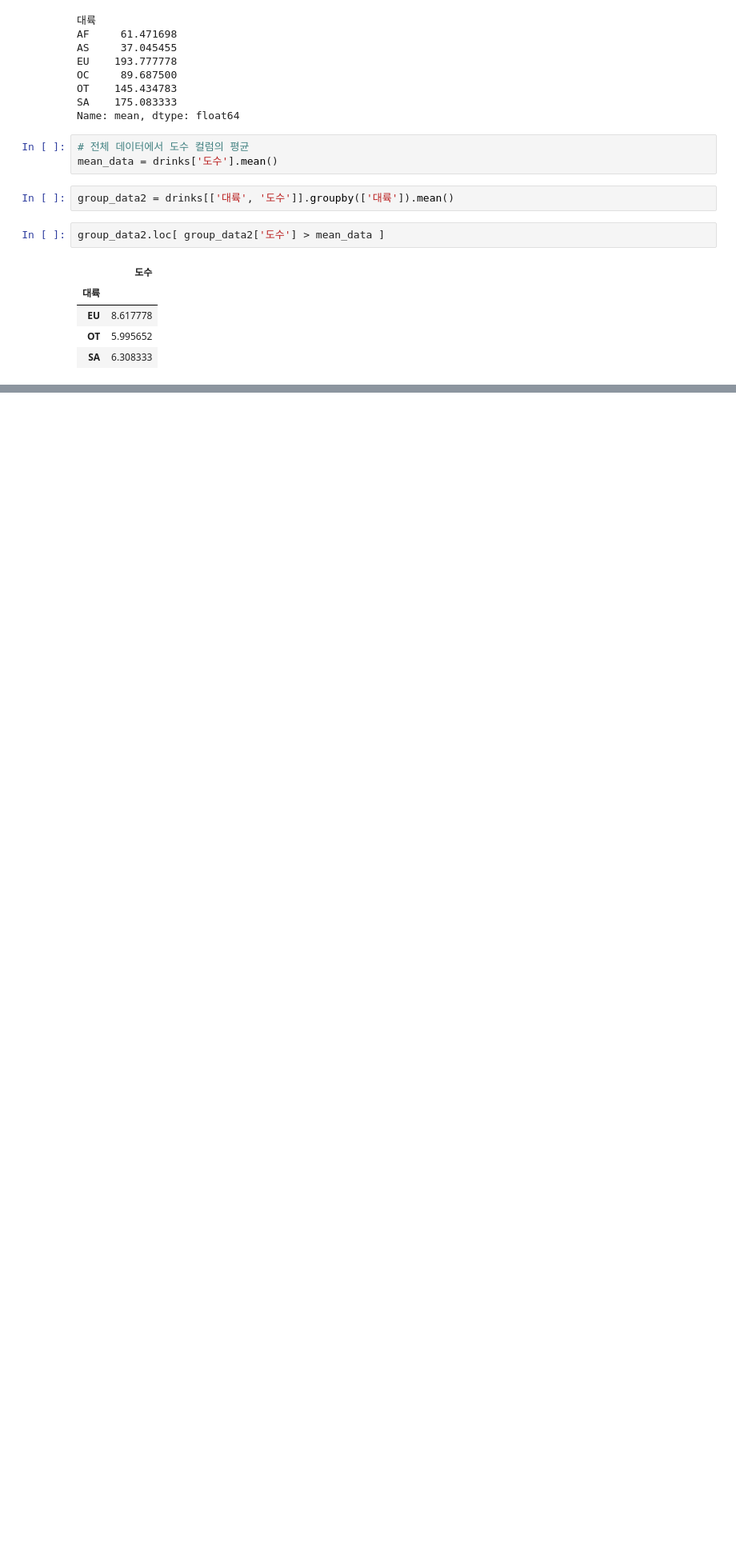
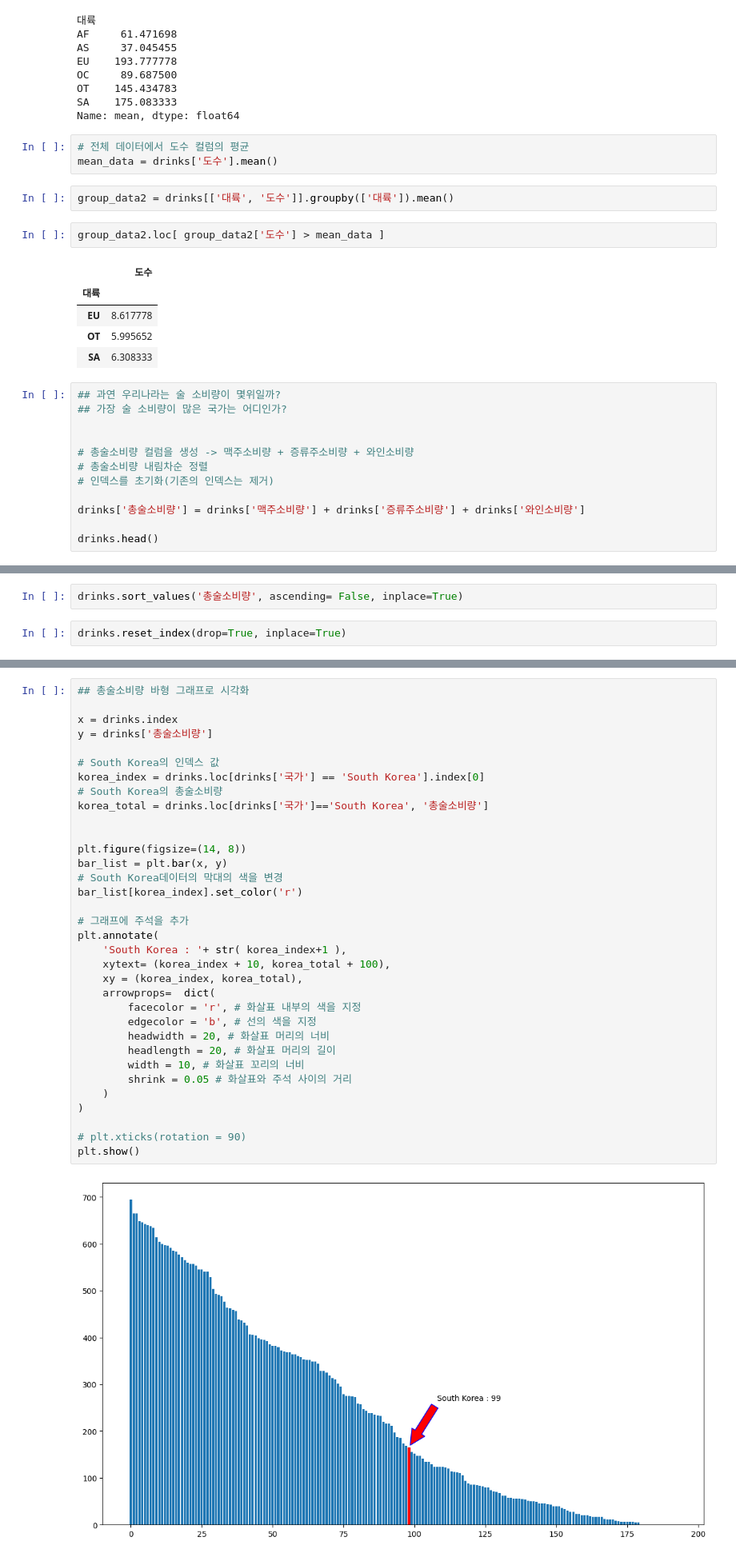
Before and after one commit to bsmoon-86/ubion_9, a Jupyter notebook: python/231124/01_drinks.ipynb, the cells around one changed output, grey strips where cells are left out. Shown: that part at 80% size. Saved outputs shown, nothing was run; the diff lists cells and outputs as text; blank space fills up the shorter version.

```diff
--- a/python/231124/01_drinks.ipynb
+++ b/python/231124/01_drinks.ipynb
@@ -124,3 +124,15 @@ group_data2.loc[ group_data2['도수'] > mean_data ]
 | EU | 8.617778 |
 | OT | 5.995652 |
 | SA | 6.308333 |
+# %%
+## 과연 우리나라는 술 소비량이 몇위일까?
+## 가장 술 소비량이 많은 국가는 어디인가?
+
+
+# 총술소비량 컬럼을 생성 -> 맥주소비량 + 증류주소비량 + 와인소비량
+# 총술소비량 내림차순 정렬
+# 인덱스를 초기화(기존의 인덱스는 제거)
+
+drinks['총술소비량'] = drinks['맥주소비량'] + drinks['증류주소비량'] + drinks['와인소비량']
+
+drinks.head()
@@ -126,0 +146,4 @@ group_data2.loc[ group_data2['도수'] > mean_data ]
+# %%
+drinks.sort_values('총술소비량', ascending= False, inplace=True)
+# %%
+drinks.reset_index(drop=True, inplace=True)
@@ -126,0 +174,36 @@ group_data2.loc[ group_data2['도수'] > mean_data ]
+# %%
+## 총술소비량 바형 그래프로 시각화
+
+x = drinks.index
+y = drinks['총술소비량']
+
+# South Korea의 인덱스 값
+korea_index = drinks.loc[drinks['국가'] == 'South Korea'].index[0]
+# South Korea의 총술소비량
+korea_total = drinks.loc[drinks['국가']=='South Korea', '총술소비량']
+
+
+plt.figure(figsize=(14, 8))
+bar_list = plt.bar(x, y)
+# South Korea데이터의 막대의 색을 변경
+bar_list[korea_index].set_color('r')
+
+# 그래프에 주석을 추가
+plt.annotate(
+    'South Korea : '+ str( korea_index+1 ),
+    xytext= (korea_index + 10, korea_total + 100),
+    xy = (korea_index, korea_total),
+    arrowprops=  dict(
+        facecolor = 'r', # 화살표 내부의 색을 지정
+        edgecolor = 'b', # 선의 색을 지정
+        headwidth = 20, # 화살표 머리의 너비
+        headlength = 20, # 화살표 머리의 길이
+        width = 10, # 화살표 꼬리의 너비
+        shrink = 0.05 # 화살표와 주석 사이의 거리
+    )
+)
+
+# plt.xticks(rotation = 90)
+plt.show()
+# %% [output]
+[figure, added]
```
Also changed, not shown: parts of 7 cells of this notebook, 1 other file.
